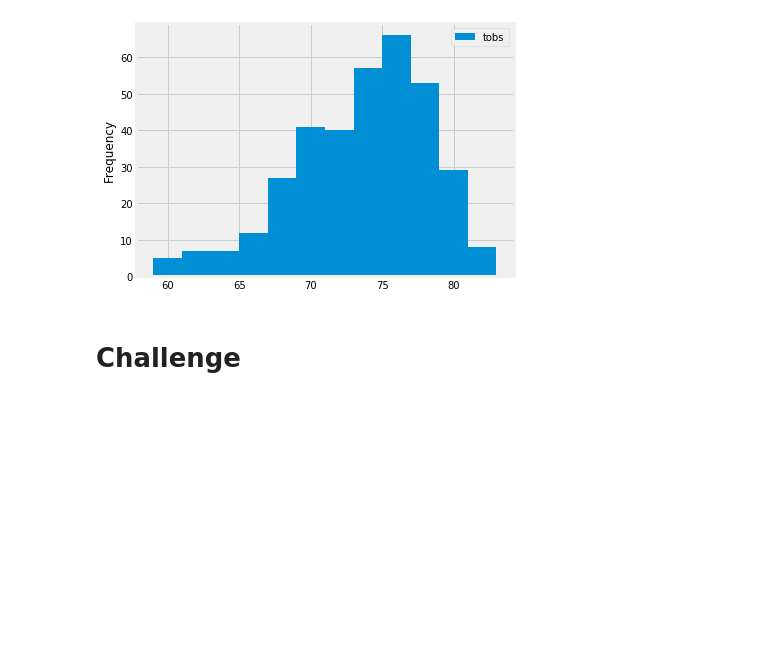
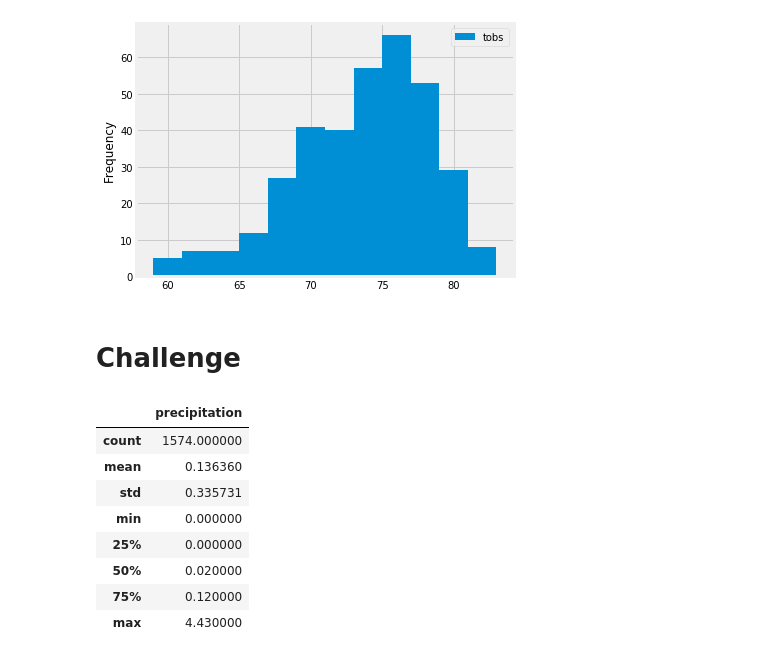
Before and after one commit to peterg7/Surfs_Up, a Jupyter notebook: climate_analysis.ipynb, the cells around one changed output. Saved outputs shown, nothing was run; the diff lists cells and outputs as text; code cells hidden in the pictures; blank space fills up the shorter version.

```diff
--- a/climate_analysis.ipynb
+++ b/climate_analysis.ipynb
@@ -117,3 +117,28 @@ plt.tight_layout()
 # and return the minimum, average, and maximum temperatures for that range of dates
 # %% [markdown]
 # Challenge
+# %%
+# Perform a query to retrieve the data and precipitation scores
+results = session.query(Measurement.date, Measurement.prcp).all()
+
+# create a dataframe from the results
+df = pd.DataFrame(results, columns=['date','precipitation'])
+
+# convert date column to datetime
+df['date'] = pd.to_datetime(df['date'])
+
+# filter the df for the month of June
+june_df = df[df['date'].dt.month == 6]
+# %%
+#  display stastical summary
+june_df.describe()
+# %% [output]
+|  | precipitation |
+| count | 1574.000000 |
+| mean | 0.136360 |
+| std | 0.335731 |
+| min | 0.000000 |
+| 25% | 0.000000 |
+| 50% | 0.020000 |
+| 75% | 0.120000 |
+| max | 4.430000 |
```
Also changed, not shown: parts of 2 cells of this notebook.
